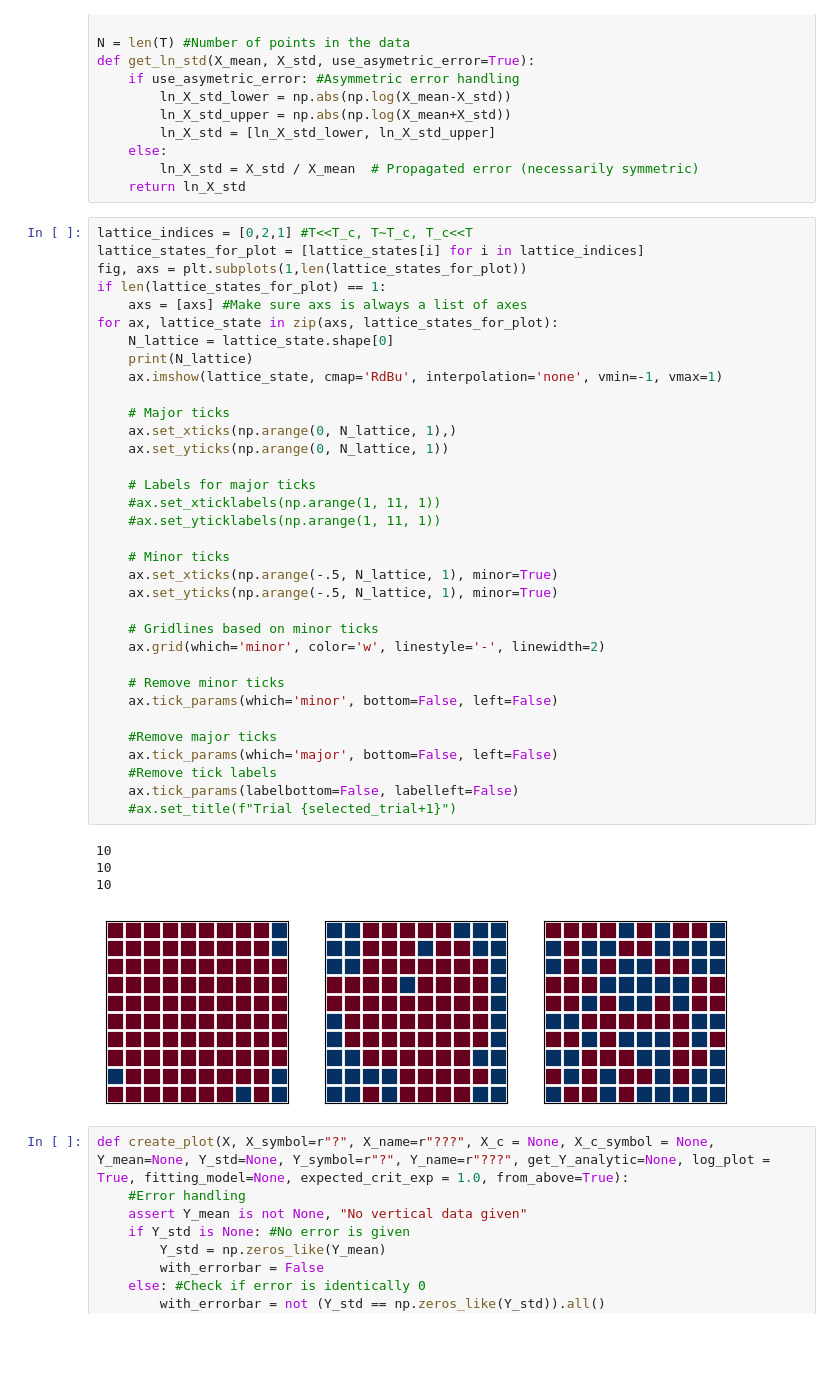
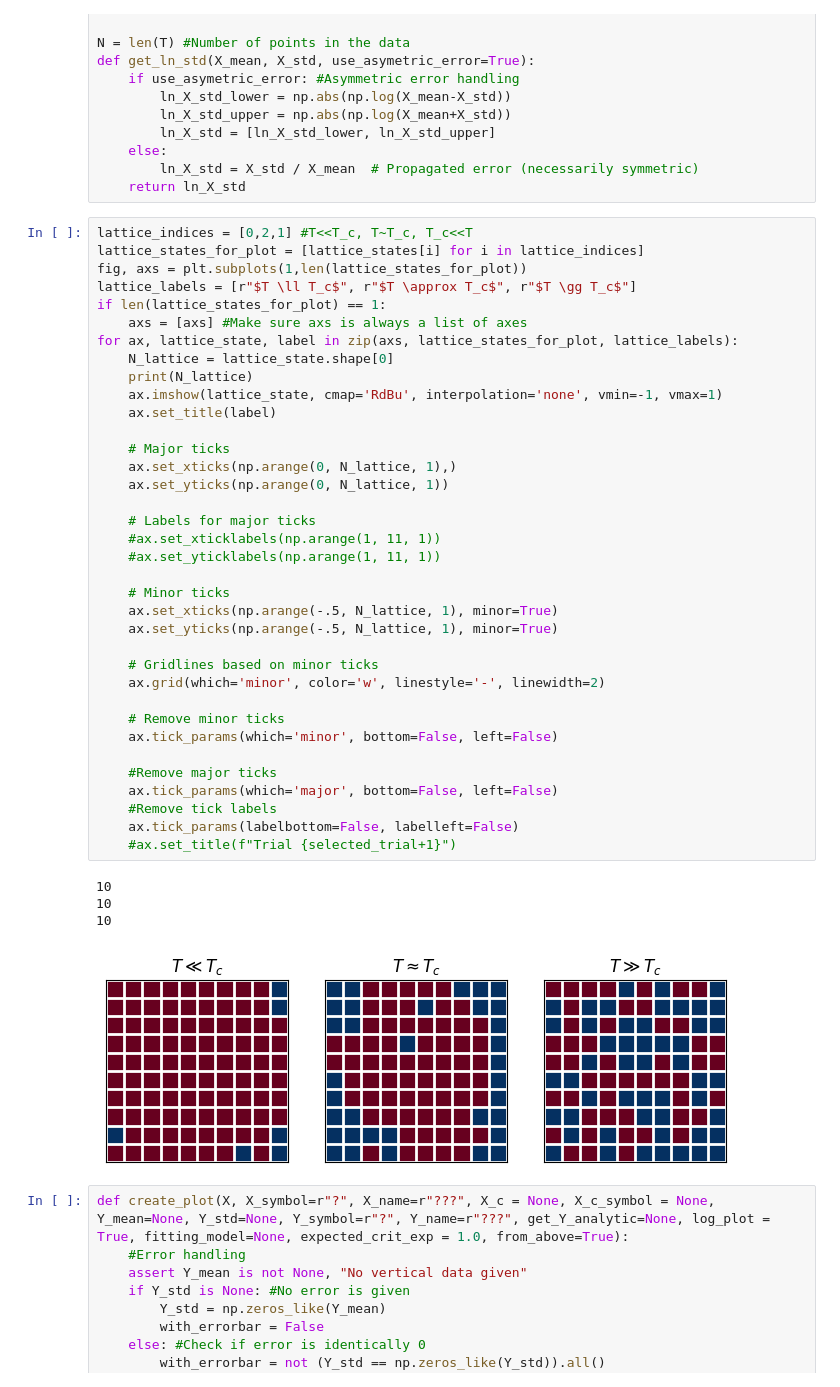
Before and after one commit to DarkLordProgrammer/ising, a Jupyter notebook: ising_plot_wyatt.ipynb, the cells around one changed output. Drawn from its saved outputs; the diff is of its cells as text; blank space fills up the shorter version.

Commit message:
lattice diagram with subplot titles

```diff
--- a/ising_plot_wyatt.ipynb
+++ b/ising_plot_wyatt.ipynb
@@ -257,41 +257,43 @@ def get_ln_std(X_mean, X_std, use_asymetric_error=True):
 lattice_indices = [0,2,1] #T<<T_c, T~T_c, T_c<<T
 lattice_states_for_plot = [lattice_states[i] for i in lattice_indices]
 fig, axs = plt.subplots(1,len(lattice_states_for_plot))
+lattice_labels = [r"$T \ll T_c$", r"$T \approx T_c$", r"$T \gg T_c$"]
 if len(lattice_states_for_plot) == 1:
     axs = [axs] #Make sure axs is always a list of axes
-for ax, lattice_state in zip(axs, lattice_states_for_plot):
+for ax, lattice_state, label in zip(axs, lattice_states_for_plot, lattice_labels):
     N_lattice = lattice_state.shape[0]
     print(N_lattice)
     ax.imshow(lattice_state, cmap='RdBu', interpolation='none', vmin=-1, vmax=1)
+    ax.set_title(label)
 
     # Major ticks
     ax.set_xticks(np.arange(0, N_lattice, 1),)
     ax.set_yticks(np.arange(0, N_lattice, 1))
 
     # Labels for major ticks
     #ax.set_xticklabels(np.arange(1, 11, 1))
     #ax.set_yticklabels(np.arange(1, 11, 1))
 
     # Minor ticks
     ax.set_xticks(np.arange(-.5, N_lattice, 1), minor=True)
     ax.set_yticks(np.arange(-.5, N_lattice, 1), minor=True)
 
     # Gridlines based on minor ticks
     ax.grid(which='minor', color='w', linestyle='-', linewidth=2)
 
     # Remove minor ticks
     ax.tick_params(which='minor', bottom=False, left=False)
 
     #Remove major ticks
     ax.tick_params(which='major', bottom=False, left=False)
     #Remove tick labels
     ax.tick_params(labelbottom=False, labelleft=False)
     #ax.set_title(f"Trial {selected_trial+1}")
 # %% [output]
 10
 10
 10
-[figure, old version]
+[figure, new version]
 # %%
 def create_plot(X, X_symbol=r"?", X_name=r"???", X_c = None, X_c_symbol = None, Y_mean=None, Y_std=None, Y_symbol=r"?", Y_name=r"???", get_Y_analytic=None, log_plot = True, fitting_model=None, expected_crit_exp = 1.0, from_above=True):
     #Error handling
```
Also changed, not shown: 1 other file.
